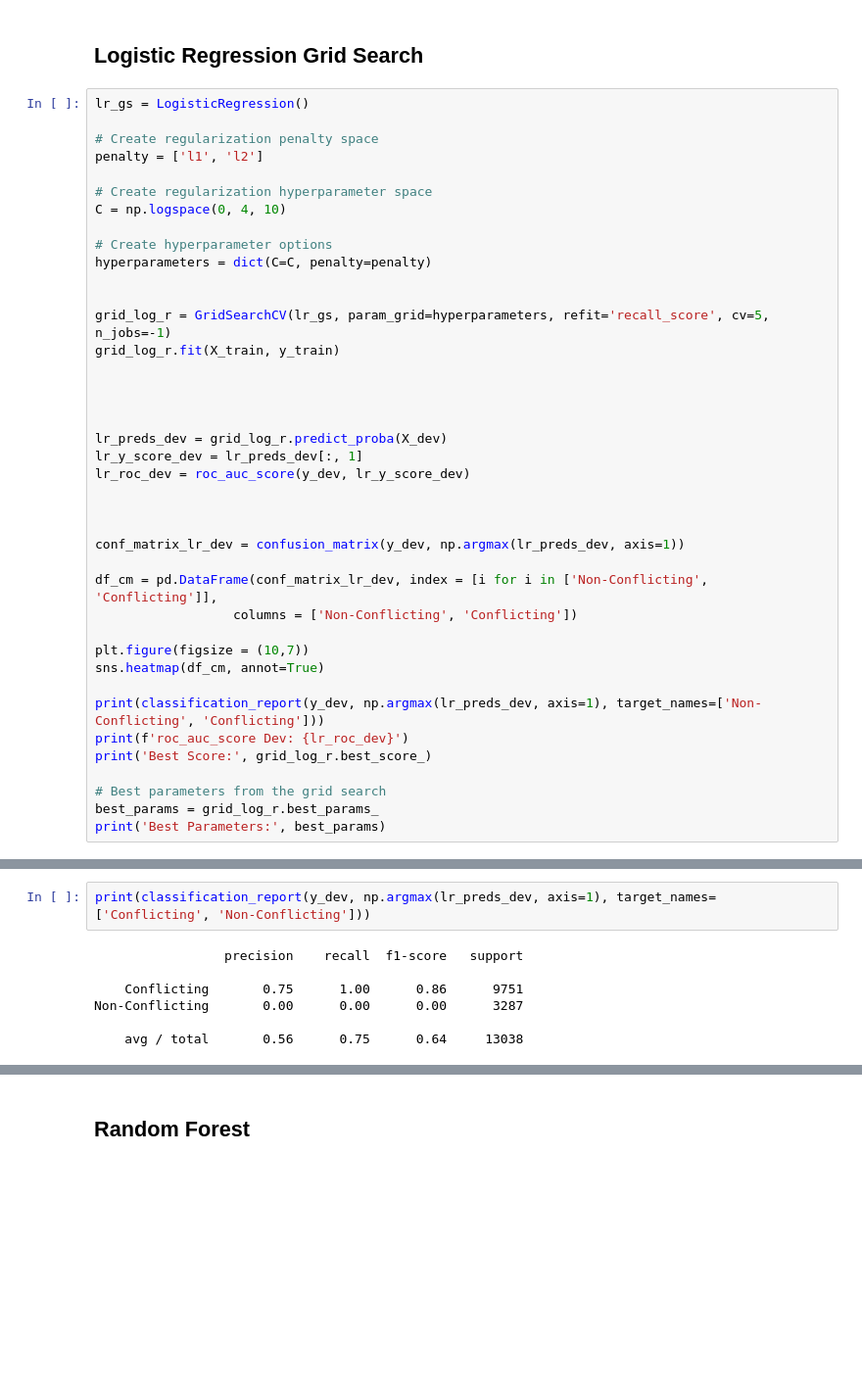
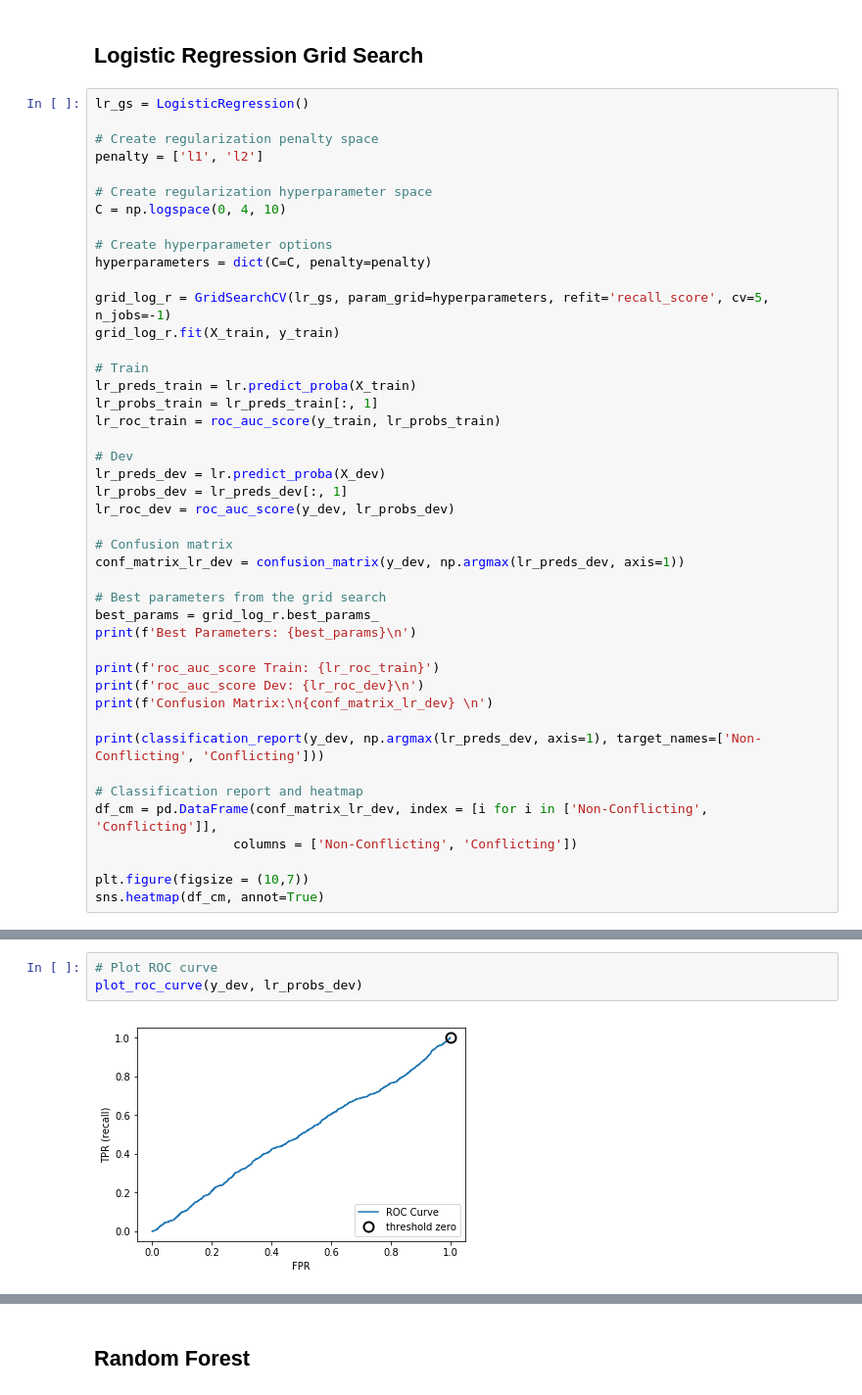
Before and after one commit to brendanmcgivern/data-science, a Jupyter notebook: ml_capstone/ml_capstone_final.ipynb, the cells around one changed output, grey strips where cells are left out. Shown at 98% size. Saved outputs shown, nothing was run; the diff lists cells and outputs as text; blank space fills up the shorter version.

```diff
--- a/ml_capstone/ml_capstone_final.ipynb
+++ b/ml_capstone/ml_capstone_final.ipynb
@@ -412,32 +444,36 @@ C = np.logspace(0, 4, 10)
 # Create hyperparameter options
 hyperparameters = dict(C=C, penalty=penalty)
 
-
 grid_log_r = GridSearchCV(lr_gs, param_grid=hyperparameters, refit='recall_score', cv=5, n_jobs=-1)
 grid_log_r.fit(X_train, y_train)
 
+# Train
+lr_preds_train = lr.predict_proba(X_train)
+lr_probs_train = lr_preds_train[:, 1]
+lr_roc_train = roc_auc_score(y_train, lr_probs_train)
 
+# Dev
+lr_preds_dev = lr.predict_proba(X_dev)
+lr_probs_dev = lr_preds_dev[:, 1]
+lr_roc_dev = roc_auc_score(y_dev, lr_probs_dev)
 
-
-lr_preds_dev = grid_log_r.predict_proba(X_dev)
-lr_y_score_dev = lr_preds_dev[:, 1]
-lr_roc_dev = roc_auc_score(y_dev, lr_y_score_dev)
-
-
-
+# Confusion matrix
 conf_matrix_lr_dev = confusion_matrix(y_dev, np.argmax(lr_preds_dev, axis=1))
 
+# Best parameters from the grid search
+best_params = grid_log_r.best_params_
+print(f'Best Parameters: {best_params}\n')
+
+print(f'roc_auc_score Train: {lr_roc_train}')
+print(f'roc_auc_score Dev: {lr_roc_dev}\n')
+print(f'Confusion Matrix:\n{conf_matrix_lr_dev} \n')
+
+print(classification_report(y_dev, np.argmax(lr_preds_dev, axis=1), target_names=['Non-Conflicting', 'Conflicting']))
+
+# Classification report and heatmap
 df_cm = pd.DataFrame(conf_matrix_lr_dev, index = [i for i in ['Non-Conflicting', 'Conflicting']],
                   columns = ['Non-Conflicting', 'Conflicting'])
 
 plt.figure(figsize = (10,7))
 sns.heatmap(df_cm, annot=True)
-
-print(classification_report(y_dev, np.argmax(lr_preds_dev, axis=1), target_names=['Non-Conflicting', 'Conflicting']))
-print(f'roc_auc_score Dev: {lr_roc_dev}')
-print('Best Score:', grid_log_r.best_score_)
-
-# Best parameters from the grid search
-best_params = grid_log_r.best_params_
-print('Best Parameters:', best_params)
 # %% [output]
@@ -493,9 +497,5 @@ sns.heatmap(df_cm, annot=True)
-# %%
-print(classification_report(y_dev, np.argmax(lr_preds_dev, axis=1), target_names=['Conflicting', 'Non-Conflicting']))
-# %% [output]
-                 precision    recall  f1-score   support
-
-    Conflicting       0.75      1.00      0.86      9751
-Non-Conflicting       0.00      0.00      0.00      3287
-
-    avg / total       0.56      0.75      0.64     13038
+# %%
+# Plot ROC curve
+plot_roc_curve(y_dev, lr_probs_dev)
+# %% [output]
+[figure, added]
```
Also changed, not shown: parts of 30 cells of this notebook.
